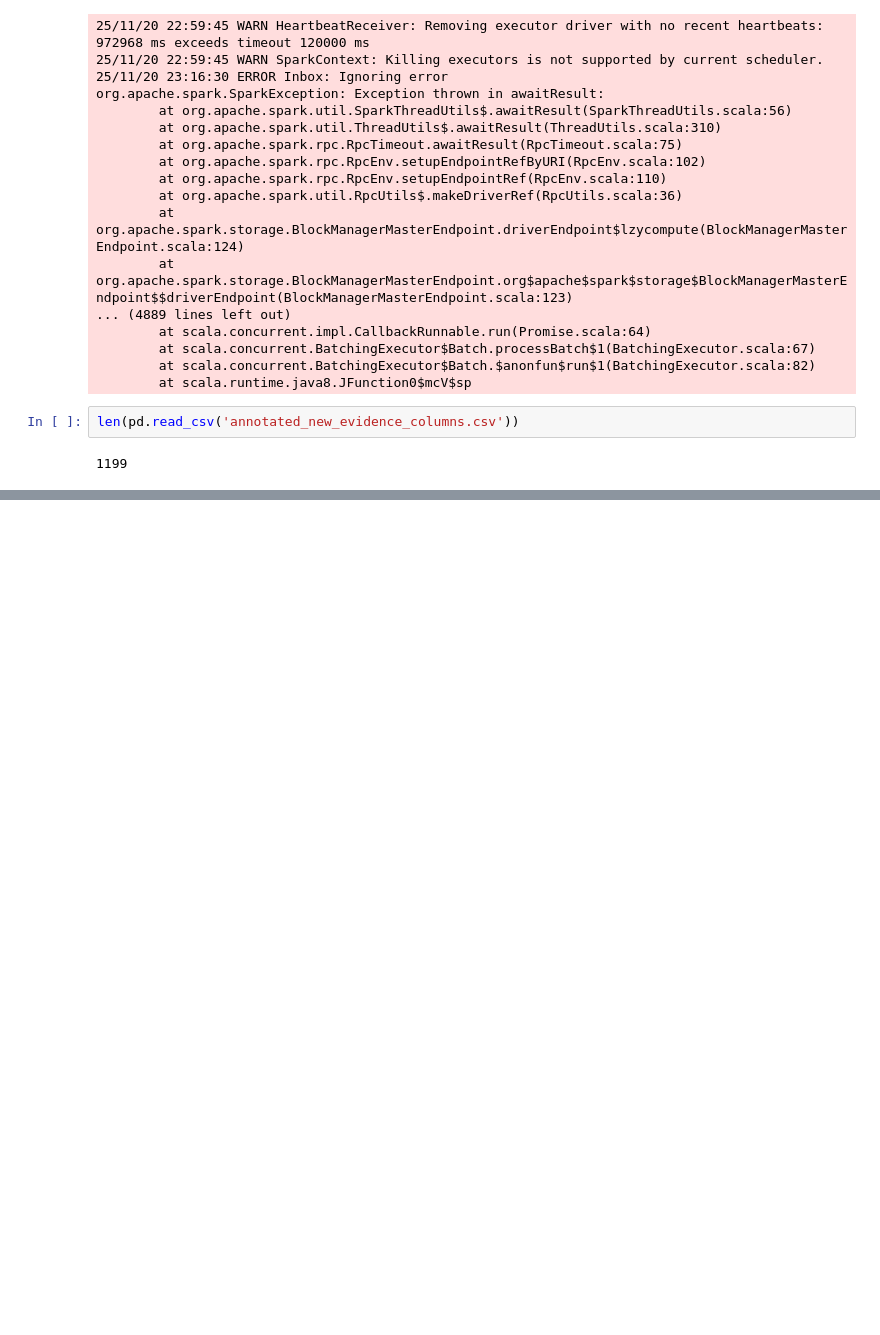
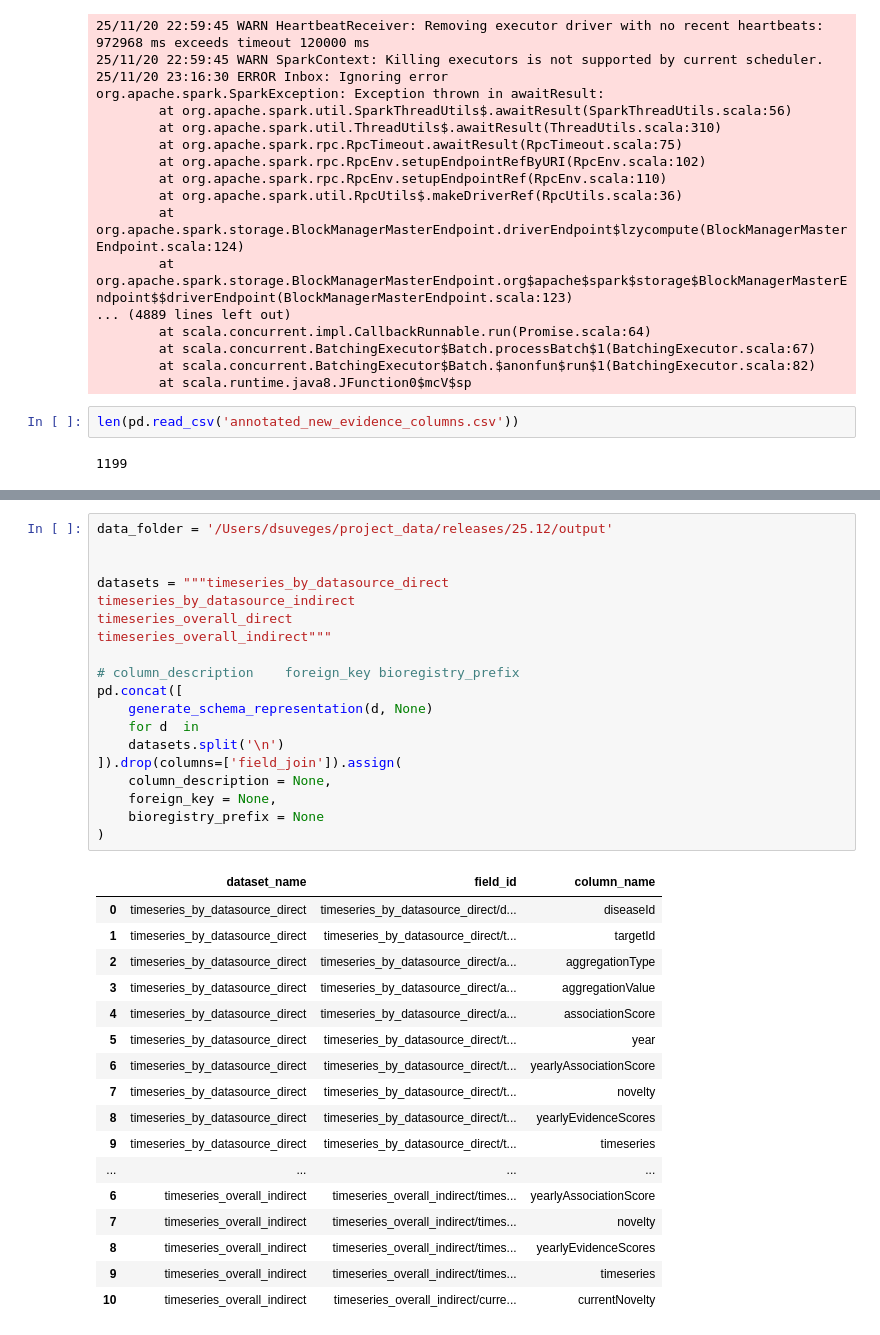
Before and after one commit to opentargets/ot_croissant, a Jupyter notebook: notebooks/update_evidence_filesets.ipynb, the cells around one changed output, grey strips where cells are left out. Drawn from its saved outputs; the diff is of its cells as text; blank space fills up the shorter version.

Commit message:
adding timeseries to croissant

```diff
--- a/notebooks/update_evidence_filesets.ipynb
+++ b/notebooks/update_evidence_filesets.ipynb
@@ -262,0 +289,37 @@ len(pd.read_csv('annotated_new_evidence_columns.csv'))
+# %%
+data_folder = '/Users/dsuveges/project_data/releases/25.12/output'
+
+
+datasets = """timeseries_by_datasource_direct
+timeseries_by_datasource_indirect
+timeseries_overall_direct
+timeseries_overall_indirect"""
+
+# column_description	foreign_key	bioregistry_prefix
+pd.concat([
+    generate_schema_representation(d, None)
+    for d  in
+    datasets.split('\n')
+]).drop(columns=['field_join']).assign(
+    column_description = None,
+    foreign_key = None,
+    bioregistry_prefix = None
+)
+# %% [output]
+|  | dataset_name | field_id | column_name |
+| 0 | timeseries_by_datasource_direct | timeseries_by_datasource_direct/d... | diseaseId |
+| 1 | timeseries_by_datasource_direct | timeseries_by_datasource_direct/t... | targetId |
+| 2 | timeseries_by_datasource_direct | timeseries_by_datasource_direct/a... | aggregationType |
+| 3 | timeseries_by_datasource_direct | timeseries_by_datasource_direct/a... | aggregationValue |
+| 4 | timeseries_by_datasource_direct | timeseries_by_datasource_direct/a... | associationScore |
+| 5 | timeseries_by_datasource_direct | timeseries_by_datasource_direct/t... | year |
+| 6 | timeseries_by_datasource_direct | timeseries_by_datasource_direct/t... | yearlyAssociationScore |
+| 7 | timeseries_by_datasource_direct | timeseries_by_datasource_direct/t... | novelty |
+| 8 | timeseries_by_datasource_direct | timeseries_by_datasource_direct/t... | yearlyEvidenceScores |
+| 9 | timeseries_by_datasource_direct | timeseries_by_datasource_direct/t... | timeseries |
+| ... | ... | ... | ... |
+| 6 | timeseries_overall_indirect | timeseries_overall_indirect/times... | yearlyAssociationScore |
+| 7 | timeseries_overall_indirect | timeseries_overall_indirect/times... | novelty |
+| 8 | timeseries_overall_indirect | timeseries_overall_indirect/times... | yearlyEvidenceScores |
+| 9 | timeseries_overall_indirect | timeseries_overall_indirect/times... | timeseries |
+| 10 | timeseries_overall_indirect | timeseries_overall_indirect/curre... | currentNovelty |
```
Also changed, not shown: parts of 5 cells of this notebook, 2 other files.
